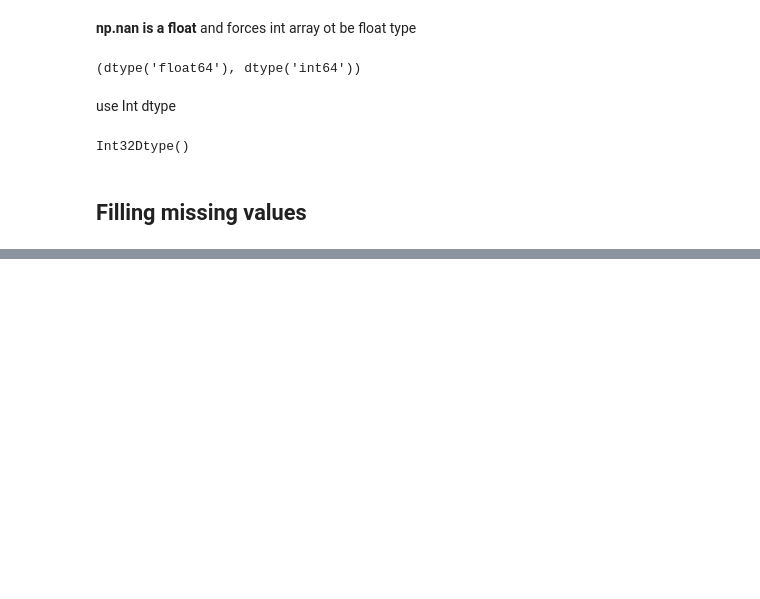
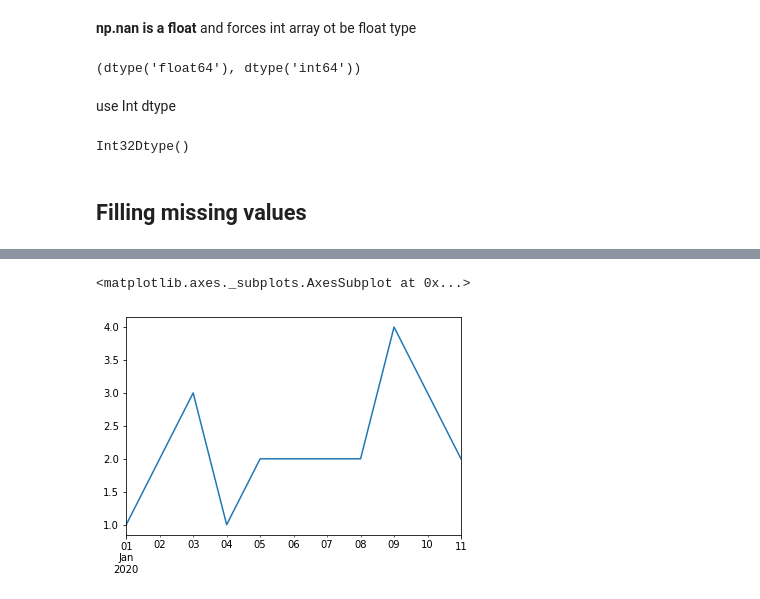
Before and after one commit to RadoslawB/learning-machine-learning, a Jupyter notebook: notebooks/pandas-working-with-missing-data.ipynb, the cells around one changed output, grey strips where cells are left out. Drawn from its saved outputs; the diff is of its cells as text; code cells hidden in the pictures; blank space fills up the shorter version.

```diff
--- a/notebooks/pandas-working-with-missing-data.ipynb
+++ b/notebooks/pandas-working-with-missing-data.ipynb
@@ -39,0 +155,5 @@ Int32Dtype()
+# %%
+ts.interpolate(method='pad').plot()
+# %% [output]
+<matplotlib.axes._subplots.AxesSubplot at 0x...>
+[figure, added]
```
Also changed, not shown: parts of 28 cells of this notebook.
